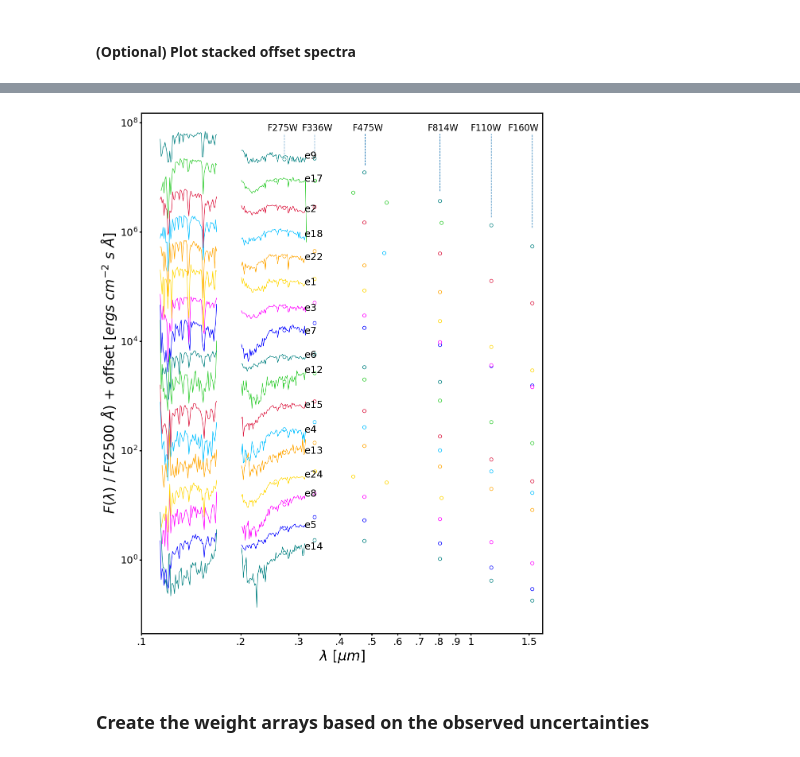
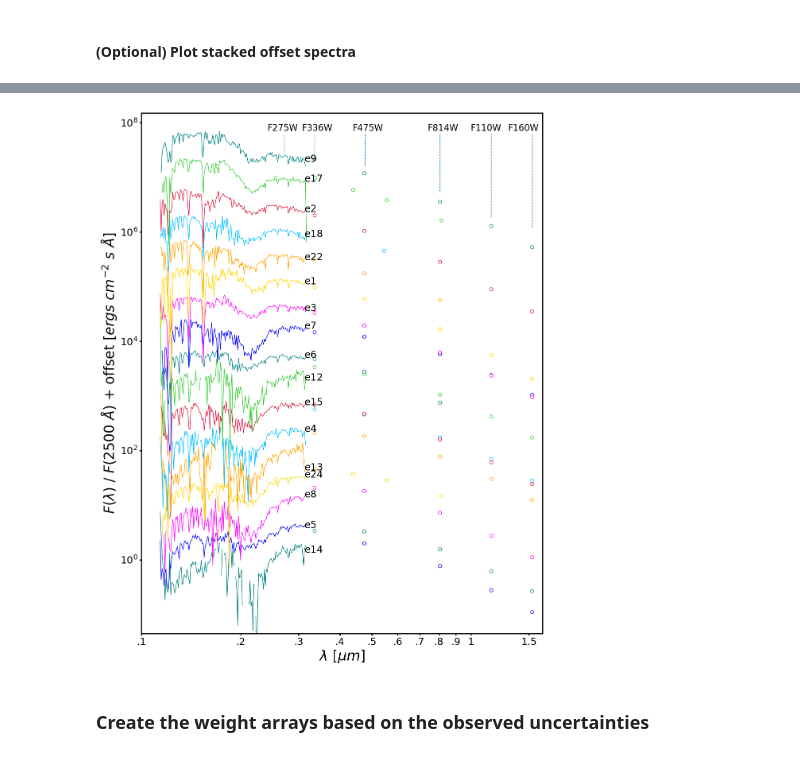
Before and after one commit to petiay/ext-science, a Jupyter notebook: m31_Extinction_with_Models.ipynb, the cells around one changed output, grey strips where cells are left out. Drawn from its saved outputs; the diff is of its cells as text; code cells hidden in the pictures.

Commit message:
redo fits w corrected spectra

```diff
--- a/m31_Extinction_with_Models.ipynb
+++ b/m31_Extinction_with_Models.ipynb
@@ -295,8 +293,8 @@ print (m31_list)
 # %% [markdown]
 #### (optional) Test exclusion of zero-flux data & exclusion of data in a WL range (.17 -- .2 um)
 # %%
-excl_wls = [.17, .2] # wavelength range to exclude, in microns
-savefig = False
+excl_wls = False #[.17, .2] # wavelength range to exclude, in microns
+savefig = True
 
 for i in range(len(m31_list)):
     starname = m31_list[i]
@@ -304,11 +302,11 @@ for i in range(len(m31_list)):
     path = f"{file_path}/DAT_files/"
     starstr = starname.split(gal_str)[1].split("_")[0]
     print('============ Star is %s ====================' % starname)
+    print('file path', file_path)
+    print('fstarname', fstarname)
 
     # Get star data, WITHOUT excluding zero flux, for plotting
     # gindxs are flux indices of exclided WL range
-    excl_wls = [.17, .2]
-
     red_star_a, band_names_a, data_names_a, gindxs, excl_fluxes, naninds_n, nan_fluxes_n = get_red_star(fstarname,
                                                                                                     file_path,
                                                                                                     excl_zero=False,
@@ -325,8 +323,8 @@ for i in range(len(m31_list)):
     # norm_flux_a = red_star_a.data["STIS"].fluxes / norm_data_a
     # norm_flux_nz = red_star_nz.data["STIS"].fluxes / norm_data_nz
 
-    print("===== naninds: %s =======" % len(naninds))
-    print("===== gindxs: %s =======" % len(gindxs))
+    # print("===== naninds: %s =======" % len(naninds))
+    # print("===== gindxs: %s =======" % len(gindxs))
 
     # Plot spectra, both with and w/o zero fluxes
     fig, ax = plt.subplots(figsize=(13, 10))
@@ -355,7 +353,7 @@ for i in range(len(m31_list)):
     ax.set_title(starname)
     if savefig:
         plt.savefig(savefile_path + "non_zero_flux_spectra_" + gal_str.split("_")[0] + "/" +
-                    starstr + "all_t4.pdf")
+                    starstr + "_preRalph.pdf")
         plt.close()
 
 
@@ -376,6 +374,6 @@ for i in range(len(m31_list)):
     # plt.legend()
     if savefig:
         plt.savefig(savefile_path + "non_zero_flux_spectra_" + gal_str.split("_")[0] + "/" +
-                    starstr + "nz_t5.pdf")
+                    starstr + "_nz_all_preRalph.pdf")
         plt.close()
 # %% [output]
@@ -721,28 +713,22 @@ print(m31_list)
 # %% [markdown]
 #### (Optional) Plot stacked offset spectra
 # %%
-# nstr = 32
+# nstr = 3
 
 m31_list_full = True
-measure_slopes = True
+measure_slopes = 'overwrite' #True
 plot_4_m31_2015_stars = True
-
-# m31_list = [
-#     "m31_e2_j004413.84+414903.9",
-#     "m31_e3_j004420.52+411751.1",
-#     "m31_e4_j004427.47+415150.0",
-#     "m31_e5_j004431.66+413612.4",
-#     "m31_e6_j004438.71+415553.5", # MCMC fitter error:
-        # UnboundLocalError: local variable 'fit_params_best' referenced before assignment
-#     "m31_e7_j004454.37+412823.9",
-#     "m31_e8_j004511.82+415025.3",
-#     "m31_e9_j004511.85+413712.9",
-#     "m31_e12_j004539.00+415439.0",
-#     "m31_e13_j004539.70+415054.8",
-#     "m31_e14_j004543.46+414513.6", # Prob. w sorting by UV slope
-#     "m31_e15_j004546.81+415431.7", # UnboundLocalError: local variable 'fit_params_best' referenced before assignment
-#]
-
+adjust_spectra = True
+savefig=True
+m31_list_old_uv_order = ['m31_e14_j004543.46+414513.6', 'm31_e5_j004431.66+413612.4',
+                         'm31_e8_j004511.82+415025.3', 'm31_e24_j004412.17+413324.2',
+                         'm31_e13_j004539.70+415054.8', 'm31_e4_j004427.47+415150.0',
+                         'm31_e15_j004546.81+415431.7', 'm31_e12_j004539.00+415439.0',
+                         'm31_e6_j004438.71+415553.5', 'm31_e7_j004454.37+412823.9',
+                         'm31_e3_j004420.52+411751.1', 'm31_e1_j004354.05+412626.0',
+                         'm31_e22_j004034.61+404326.1', 'm31_e18_j003958.22+402329.0',
+                         'm31_e2_j004413.84+414903.9', 'm31_e17_j003944.71+402056.2',
+                         'm31_e9_j004511.85+413712.9']
 
 if m31_list is None:
     if galaxy == 'm31':
@@ -789,7 +775,7 @@ if m31_list_full:
                     "m31_e12_j004539.00+415439.0","m31_e13_j004539.70+415054.8",
                     "m31_e14_j004543.46+414513.6",
                     "m31_e15_j004546.81+415431.7",
-]
+                    ]
 
         if plot_4_m31_2015_stars:
             print("Plotting all stars, incl. 4 2015 M31 stars")
@@ -837,7 +823,9 @@ if measure_slopes:
         starstr = starname.split(gal_str)[1].split("_")[0]
         print(starstr)
 
-        reddened_star, band_names, data_names, gindxs, excl_fluxes = get_red_star(fstarname, file_path, excl_wls=False)
+        reddened_star, band_names, data_names, gindxs, excl_fluxes, naninds, nan_fluxes = get_red_star(fstarname,
+                                                                                  file_path,
+                                                                                  excl_wls=False)
 
         v1 = np.logical_and(
                     reddened_star.data["STIS"].waves > 0.125 * u.micron,
@@ -861,7 +849,10 @@ if measure_slopes:
 m31_list_arr = np.array(m31_list)
 if measure_slopes is False:
     m31_list_uvsort = m31_list_arr
+elif measure_slopes == 'overwrite':
+    m31_list_uvsort = np.array(m31_list_old_uv_order)
 
+print('m31 list order', m31_list_uvsort)
 # Sorted in ascending UV slope order
 # print("m31_list UV sorted", m31_list_uvsort)
 
@@ -903,7 +894,7 @@ for i, st in enumerate(m31_list_uvsort): # m31_list_uvsort
 
     reddened_star, band_names, data_names, gindxs, excl_fluxes, naninds, nan_fluxes = get_red_star(fstarname,
                                                                                                    file_path,
-                                                                                                   excl_wls=True)
+                                                                                                   excl_wls=False)
 
     # Remove negative fluxes
     nvals = reddened_star.data["STIS"].fluxes < 0
@@ -913,9 +904,10 @@ for i, st in enumerate(m31_list_uvsort): # m31_list_uvsort
     reddened_star.data["STIS"].rebin_constres(rwaverange, gres)
 
     # Rebin excluded fluxes
-    reddened_star_exc, band_names_exc, data_names_exc, gindxs_exc, excl_fluxes_exc, naninds, nan_fluxes = get_red_star(fstarname,
-                                                                                                  file_path,
-                                                                                                  excl_wls=True)
+    # reddened_star_exc, band_names_exc, data_names_exc, gindxs_exc, excl_fluxes_exc, naninds, nan_fluxes = get_red_star(fstarname,
+    #                                                                                               file_path,
+    #                                                                                               excl_wls=True)
+
     # reddened_star_exc.data["STIS"].rebin_constres(rwaverange, gres)
 
     # If the entry is in the list's second half, offset by a number near star index
@@ -930,7 +922,9 @@ for i, st in enumerate(m31_list_uvsort): # m31_list_uvsort
     annotate_yoffset = 0.0
 
     # Adjust spectra
-    spec_adj = spec_corr(galaxy, starstr)
+    if adjust_spectra:
+        spec_adj = spec_corr(galaxy, starstr)
+        reddened_star.data["STIS"].fluxes = (reddened_star.data["STIS"].fluxes.value * spec_adj) * (u.erg / ((u.cm ** 2) * u.s * u.angstrom))
     # rb_data_adj = rb_data.value * spec_adj
 
     reddened_star.data["STIS"].fluxes = (reddened_star.data["STIS"].fluxes.value * spec_adj) * (u.erg / ((u.cm ** 2) * u.s * u.angstrom))
@@ -957,7 +951,7 @@ for i, st in enumerate(m31_list_uvsort): # m31_list_uvsort
                        fontsize=18)
 
     # Plot excluded spectra
-    ax.plot(reddened_star_exc.data["STIS"].waves[gindxs_exc], excl_fluxes_exc, ls="--", lw=1, c='gray')
+    # ax.plot(reddened_star_exc.data["STIS"].waves[gindxs_exc], excl_fluxes_exc, ls="--", lw=1, c='gray')
 
     # Plot phot band names and lines
     if i==len(m31_list_uvsort)-1:
@@ -1030,8 +1024,9 @@ ax_i.tick_params(axis='both', which='minor', labelsize=18)
 ax_i.xaxis.set_minor_locator(ticker.LogLocator(numticks=999, subs="auto"))
 
 nstr+=1
-plt.savefig(savefile_path + "spectra_offset/" + galaxy + "/" + \
-            gal_str + str(gres) + "_post_upd_spec_" + str(nstr) + ".png", bbox_inches='tight')
+if savefig:
+    plt.savefig(savefile_path + "spectra_offset/" + galaxy + "/" + \
+                gal_str + str(gres) + "_post_upd_spec_" + str(nstr) + "_ralph_new.png", bbox_inches='tight')
 # %% [output]
 Plotting all stars, incl. 4 2015 M31 stars
 e1
@@ -1053,4 +1048,4 @@ EXCLUDING fluxes
-[figure, old version]
+[figure, new version]
 # %% [markdown]
 ### Create the weight arrays based on the observed uncertainties
 # %%
```
Also changed, not shown: parts of 11 cells of this notebook.
